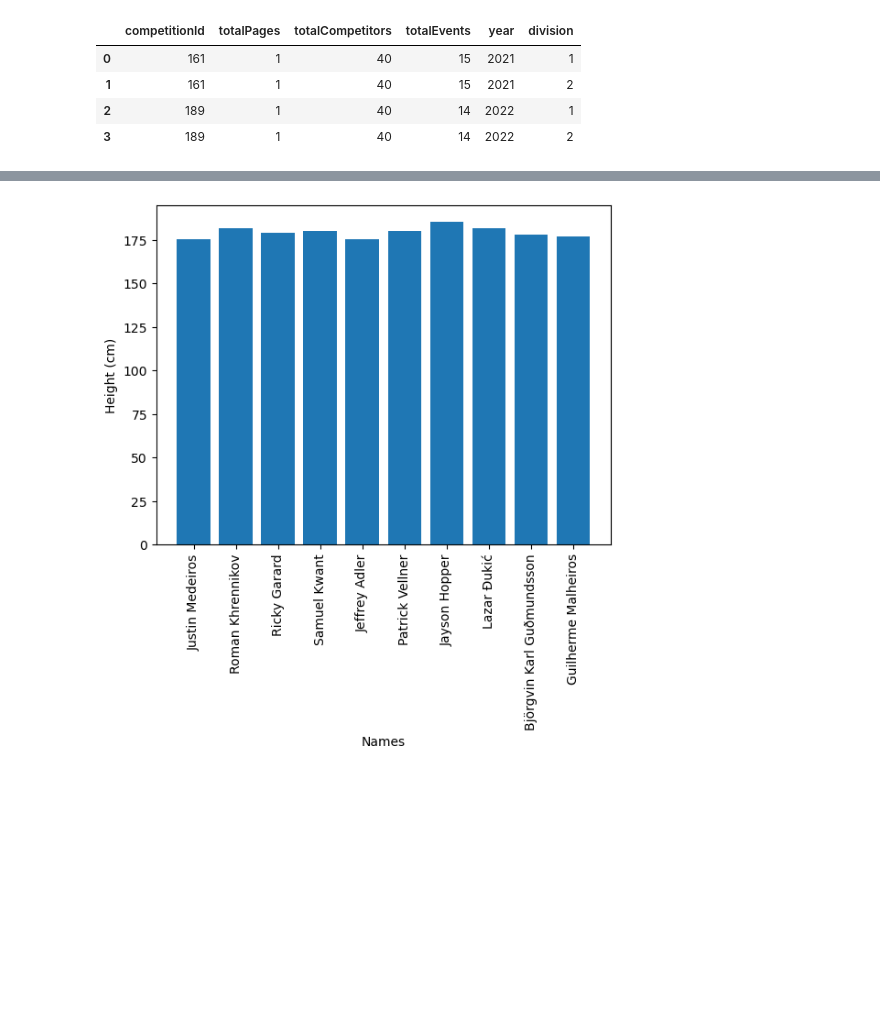
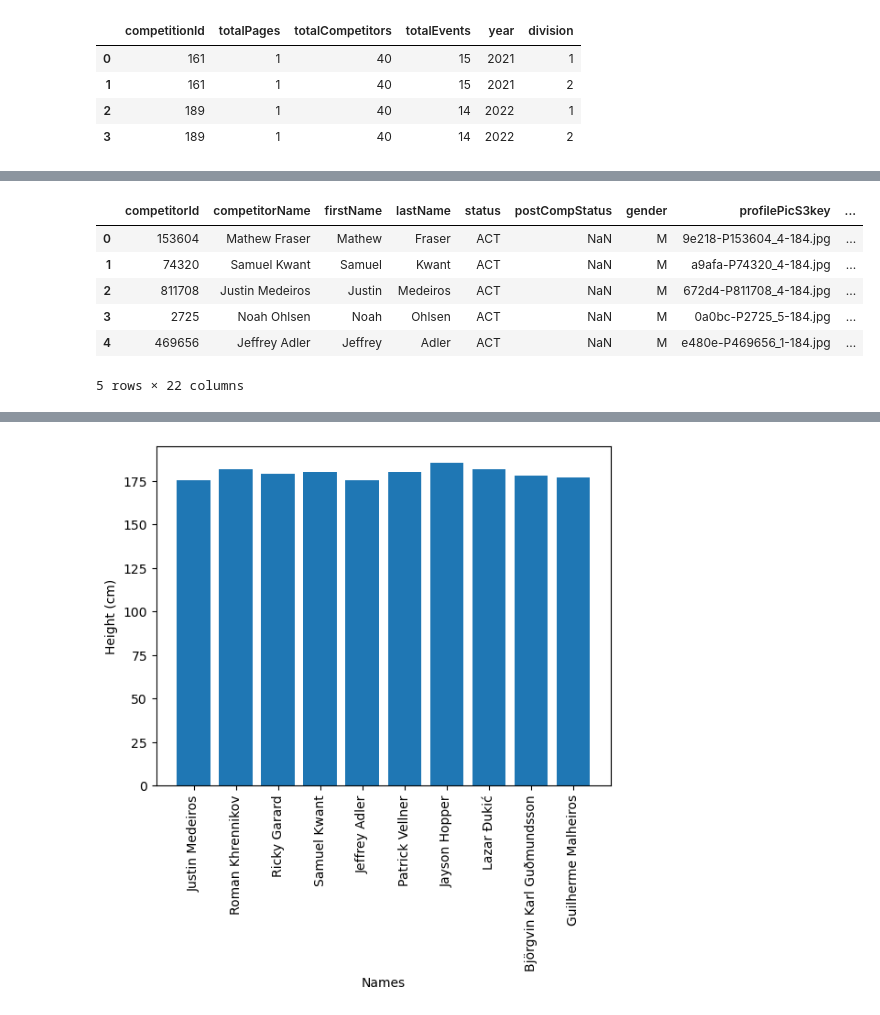
Before and after one commit to ArnarHardarson/rice-krispie-cakes, a Jupyter notebook: notebook_new_datamodel.ipynb, the cells around one changed output, grey strips where cells are left out. Saved outputs shown, nothing was run; the diff lists cells and outputs as text; code cells hidden in the pictures; blank space fills up the shorter version.

```diff
--- a/notebook_new_datamodel.ipynb
+++ b/notebook_new_datamodel.ipynb
@@ -212,3 +313,6 @@ def games_info_competitors(year, division):
 
 
     return(df_games_info_competitors)
+# %%
+df_games_info_competitors = games_info_competitors(2020,1)
+df_games_info_competitors.info()
@@ -215,3 +337,13 @@ def games_info_competitors(year, division):
+# %%
+df_games_info_competitors.head()
+# %% [output]
+|  | competitorId | competitorName | firstName | lastName | status | postCompStatus | gender | profilePicS3key | ... |
+| 0 | 153604 | Mathew Fraser | Mathew | Fraser | ACT | NaN | M | 9e218-P153604_4-184.jpg | ... |
+| 1 | 74320 | Samuel Kwant | Samuel | Kwant | ACT | NaN | M | a9afa-P74320_4-184.jpg | ... |
+| 2 | 811708 | Justin Medeiros | Justin | Medeiros | ACT | NaN | M | 672d4-P811708_4-184.jpg | ... |
+| 3 | 2725 | Noah Ohlsen | Noah | Ohlsen | ACT | NaN | M | 0a0bc-P2725_5-184.jpg | ... |
+| 4 | 469656 | Jeffrey Adler | Jeffrey | Adler | ACT | NaN | M | e480e-P469656_1-184.jpg | ... |
+5 rows × 22 columns
 # %%
 def games_info_competitor_multiple(year_from=2018, year_too=2022, division=1):
 
```
Also changed, not shown: parts of 24 cells of this notebook.
